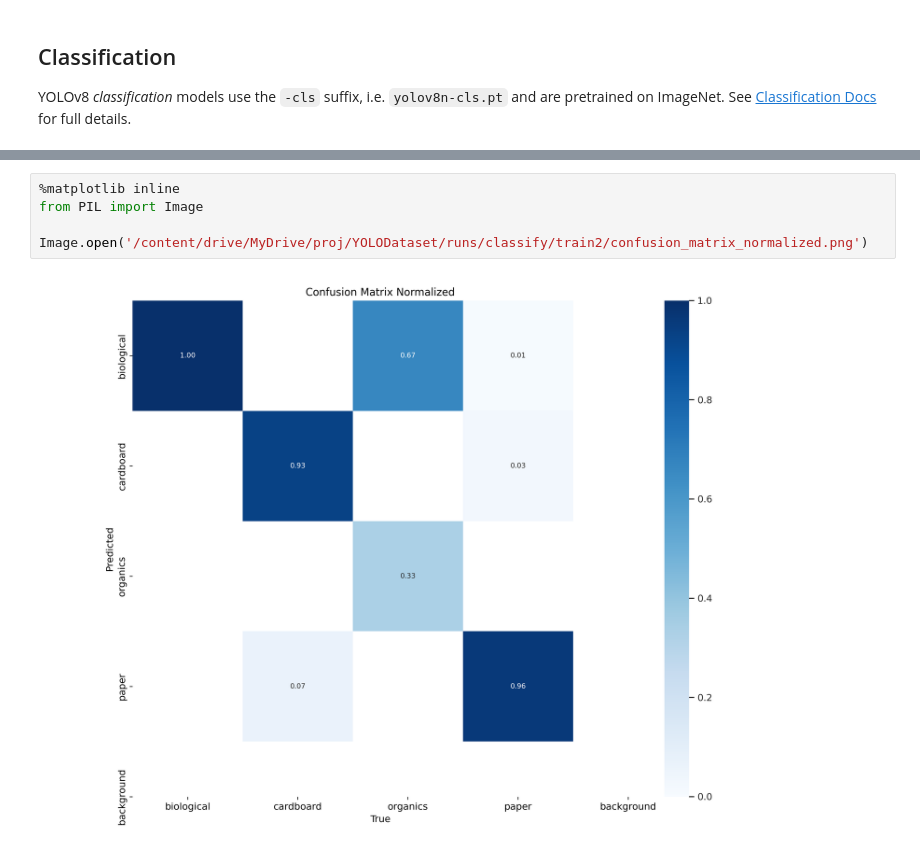
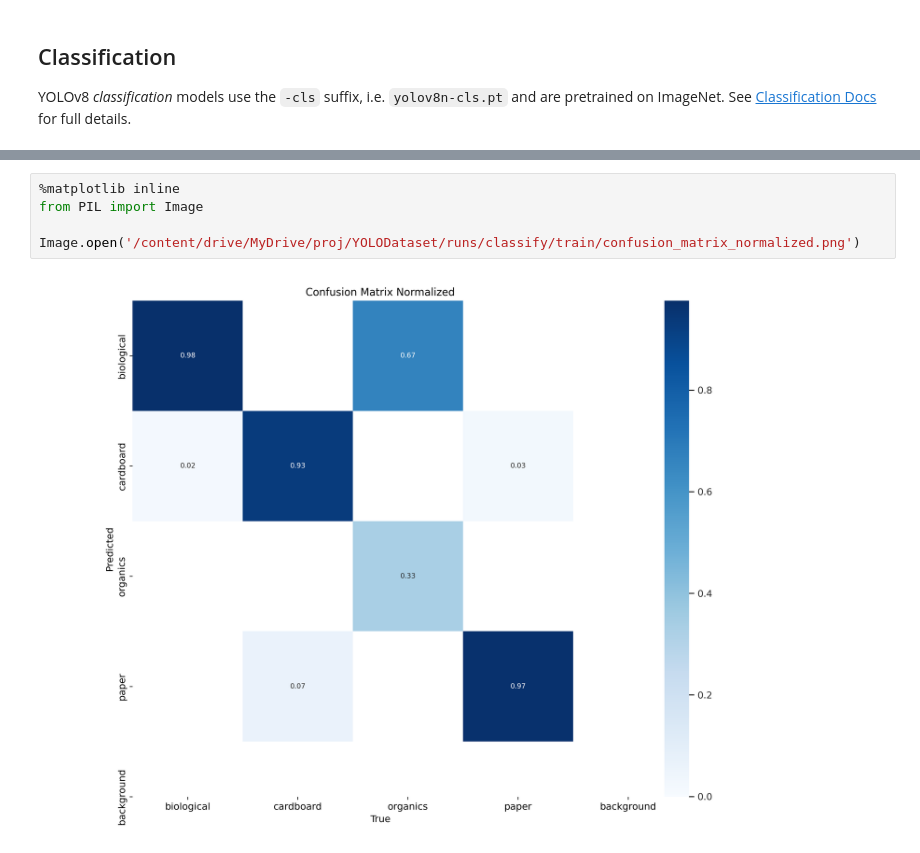
Before and after one commit to Duder5000/Computer-Vision-Project, a Jupyter notebook: Copy_of_YOLOv8_Tutorial.ipynb, the cells around one changed output, grey strips where cells are left out. Saved outputs shown, nothing was run; the diff lists cells and outputs as text.

```diff
--- a/Copy_of_YOLOv8_Tutorial.ipynb
+++ b/Copy_of_YOLOv8_Tutorial.ipynb
@@ -391,7 +366,7 @@ top5conf: tensor([0.9289, 0.0602, 0.0090, 0.0020], device='cuda:0')
 # %%
 %matplotlib inline
 from PIL import Image
 
-Image.open('/content/drive/MyDrive/proj/YOLODataset/runs/classify/train2/confusion_matrix_normalized.png')
+Image.open('/content/drive/MyDrive/proj/YOLODataset/runs/classify/train/confusion_matrix_normalized.png')
 # %% [output]
-[figure, old version]
+[figure, new version]
```
Also changed, not shown: parts of 3 cells of this notebook.
